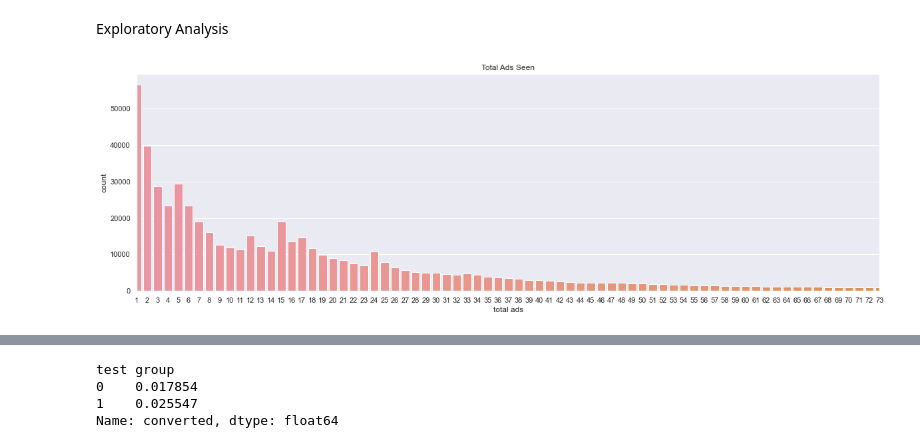
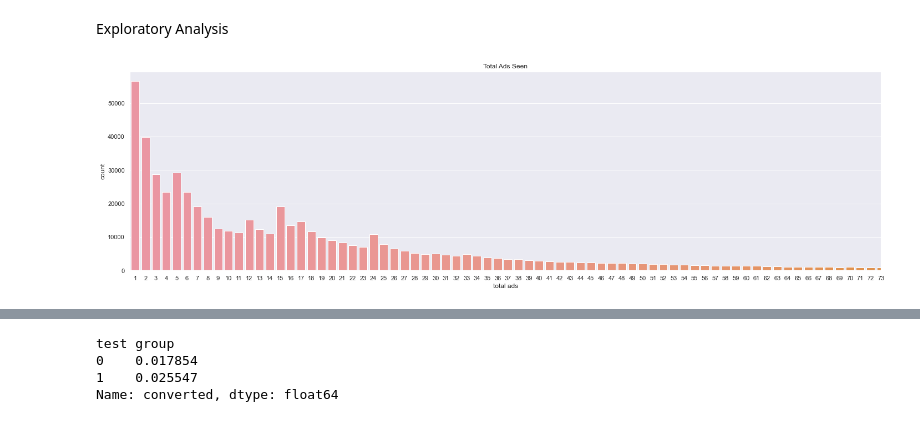
Before and after one commit to jchobanian/marketing-A-B-testing, a Jupyter notebook: marketing_AB_polish.ipynb, the cells around one changed output, grey strips where cells are left out. Saved outputs shown, nothing was run; the diff lists cells and outputs as text; code cells hidden in the pictures.

```diff
--- a/marketing_AB_polish.ipynb
+++ b/marketing_AB_polish.ipynb
@@ -105,11 +105,11 @@ Exploratory Analysis
 # %%
 sns.set_style('whitegrid')
 sns.set(rc={'figure.figsize':(20,6)})
 by_shown = sns.countplot(x = 'total ads', data = data)
-by_shown.set(title='Total Ads Seen', xlim=(0,72) )
+by_shown.set(title='Total Ads Seen', xlim=(-.5,72) )
 plt.show(by_shown)
 # %% [output]
-[figure, old version]
+[figure, new version]
 # %%
 by_day = sns.countplot(x = 'most ads day', data = data)
 xtick_labels = ['Sunday','Monday','Tuesday','Wednesday','Thursday','Friday','Saturday']
```
Also changed, not shown: parts of 15 cells of this notebook.
